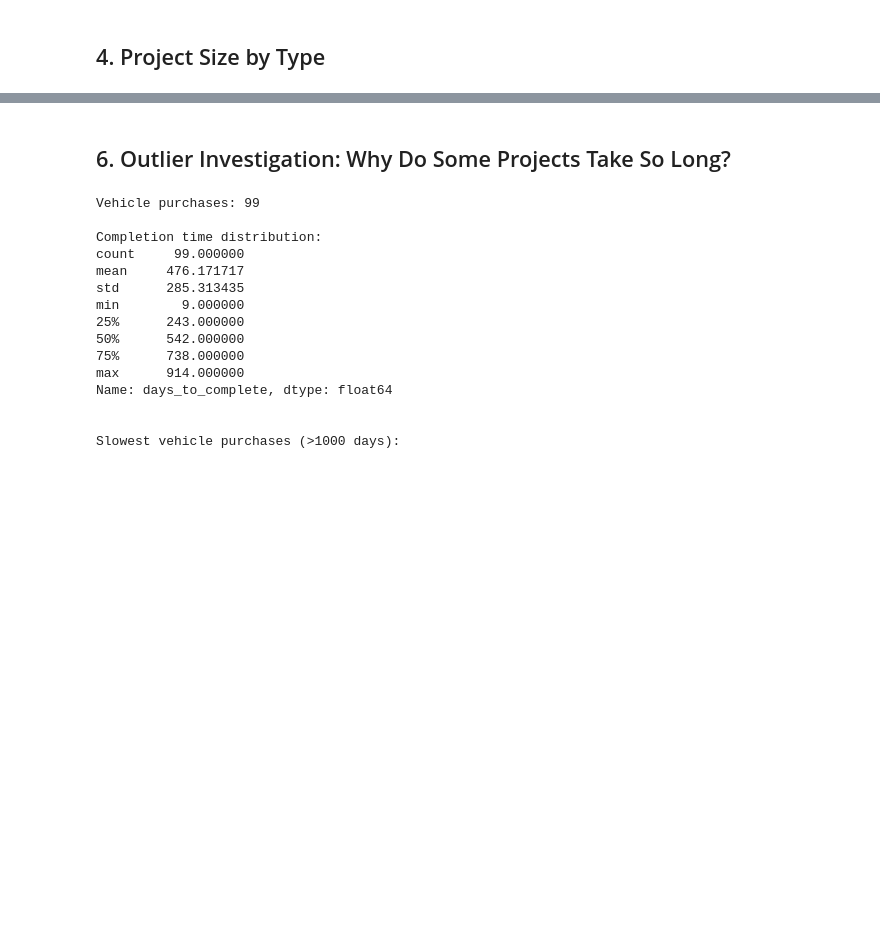
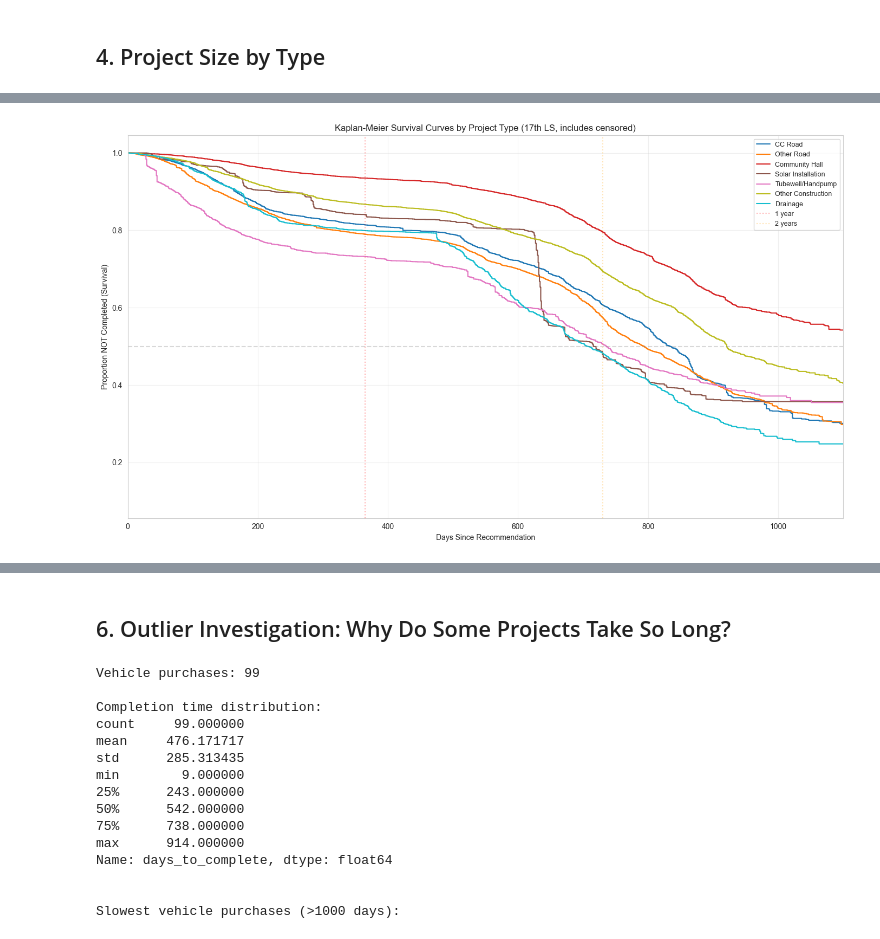
Before and after one commit to in-rolls/mplads, a Jupyter notebook: analysis/03_project_analysis.ipynb, the cells around one changed output, grey strips where cells are left out. Saved outputs shown, nothing was run; the diff lists cells and outputs as text; code cells hidden in the pictures; blank space fills up the shorter version.

```diff
--- a/analysis/03_project_analysis.ipynb
+++ b/analysis/03_project_analysis.ipynb
@@ -341,0 +535,34 @@ Construction (N=15,041):
+# %%
+fig, ax = plt.subplots(figsize=(14, 8))
+
+top_types_for_km = ['CC Road', 'Other Road', 'Community Hall', 'Solar Installation',
+                    'Tubewell/Handpump', 'Other Construction', 'Drainage']
+
+colors_km = plt.cm.tab10(np.linspace(0, 1, len(top_types_for_km)))
+
+for i, ptype in enumerate(top_types_for_km):
+    subset = surv_df[surv_df['project_type'] == ptype]
+    if len(subset) < 100:
+        continue
+
+    kmf_type = KaplanMeierFitter()
+    kmf_type.fit(subset['duration'], event_observed=subset['completed'], label=ptype)
+    kmf_type.plot_survival_function(ax=ax, ci_show=False, color=colors_km[i])
+
+ax.set_xlabel('Days Since Recommendation')
+ax.set_ylabel('Proportion NOT Completed (Survival)')
+ax.set_title('Kaplan-Meier Survival Curves by Project Type (17th LS, includes censored)')
+
+ax.axhline(y=0.5, color='gray', linestyle='--', alpha=0.3)
+ax.axvline(x=365, color='red', linestyle=':', alpha=0.3, label='1 year')
+ax.axvline(x=730, color='orange', linestyle=':', alpha=0.3, label='2 years')
+
+ax.set_xlim(0, 1100)
+ax.legend(loc='upper right', fontsize=9)
+ax.grid(True, alpha=0.3)
+
+plt.tight_layout()
+plt.savefig(DATA_DIR / 'fig_09_km_survival_by_type.png', dpi=150)
+plt.show()
+# %% [output]
+[figure, added]
```
Also changed, not shown: parts of 42 cells of this notebook, 5 other files.
